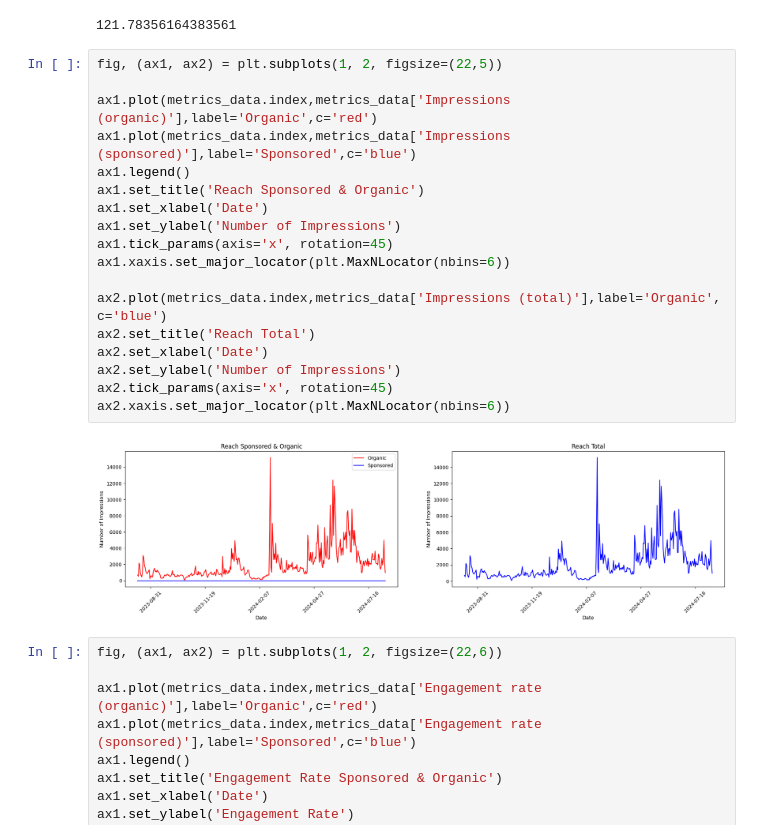
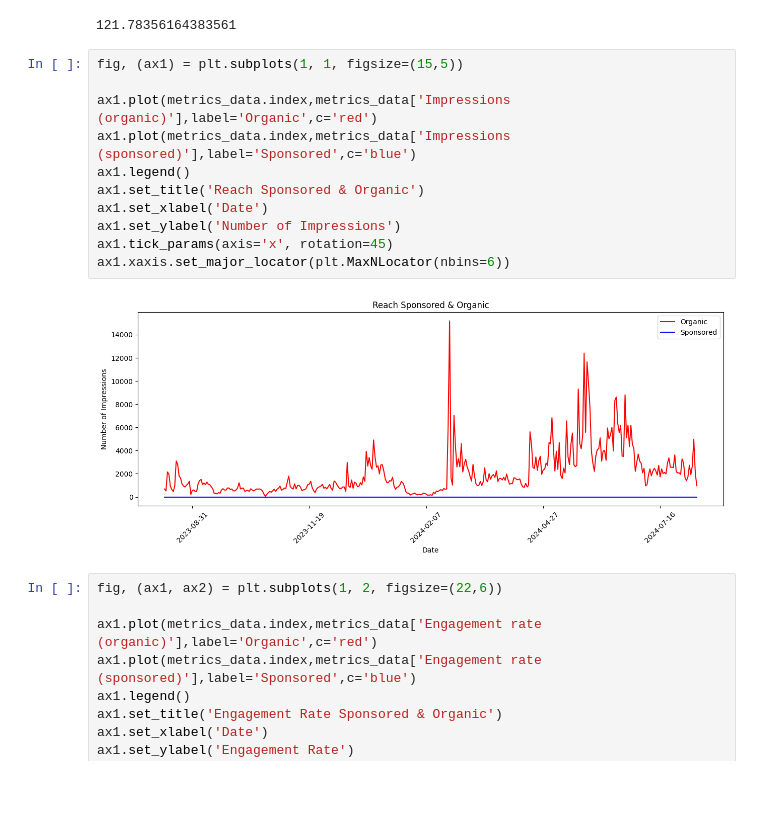
Before and after one commit to ammaralimalik/LinkedInCompanyDashboard, a Jupyter notebook: LinkedIn-Analytics-1.ipynb, the cells around one changed output. Cells and saved outputs as stored; diff of their text form; blank space fills up the shorter version.

```diff
--- a/LinkedIn-Analytics-1.ipynb
+++ b/LinkedIn-Analytics-1.ipynb
@@ -51,25 +51,18 @@ print(total_engagement.mean())
 # %% [output]
 121.78356164383561
 # %%
-fig, (ax1, ax2) = plt.subplots(1, 2, figsize=(22,5))
+fig, (ax1) = plt.subplots(1, 1, figsize=(15,5))
 
 ax1.plot(metrics_data.index,metrics_data['Impressions (organic)'],label='Organic',c='red')
 ax1.plot(metrics_data.index,metrics_data['Impressions (sponsored)'],label='Sponsored',c='blue')
 ax1.legend()
 ax1.set_title('Reach Sponsored & Organic')
 ax1.set_xlabel('Date')
 ax1.set_ylabel('Number of Impressions')
 ax1.tick_params(axis='x', rotation=45)
 ax1.xaxis.set_major_locator(plt.MaxNLocator(nbins=6))
-
-ax2.plot(metrics_data.index,metrics_data['Impressions (total)'],label='Organic', c='blue')
-ax2.set_title('Reach Total')
-ax2.set_xlabel('Date')
-ax2.set_ylabel('Number of Impressions')
-ax2.tick_params(axis='x', rotation=45)
-ax2.xaxis.set_major_locator(plt.MaxNLocator(nbins=6))
 # %% [output]
-[figure, old version]
+[figure, new version]
 # %%
 fig, (ax1, ax2) = plt.subplots(1, 2, figsize=(22,6))
 
```
Also changed, not shown: parts of 2 cells of this notebook, 5 other files.
